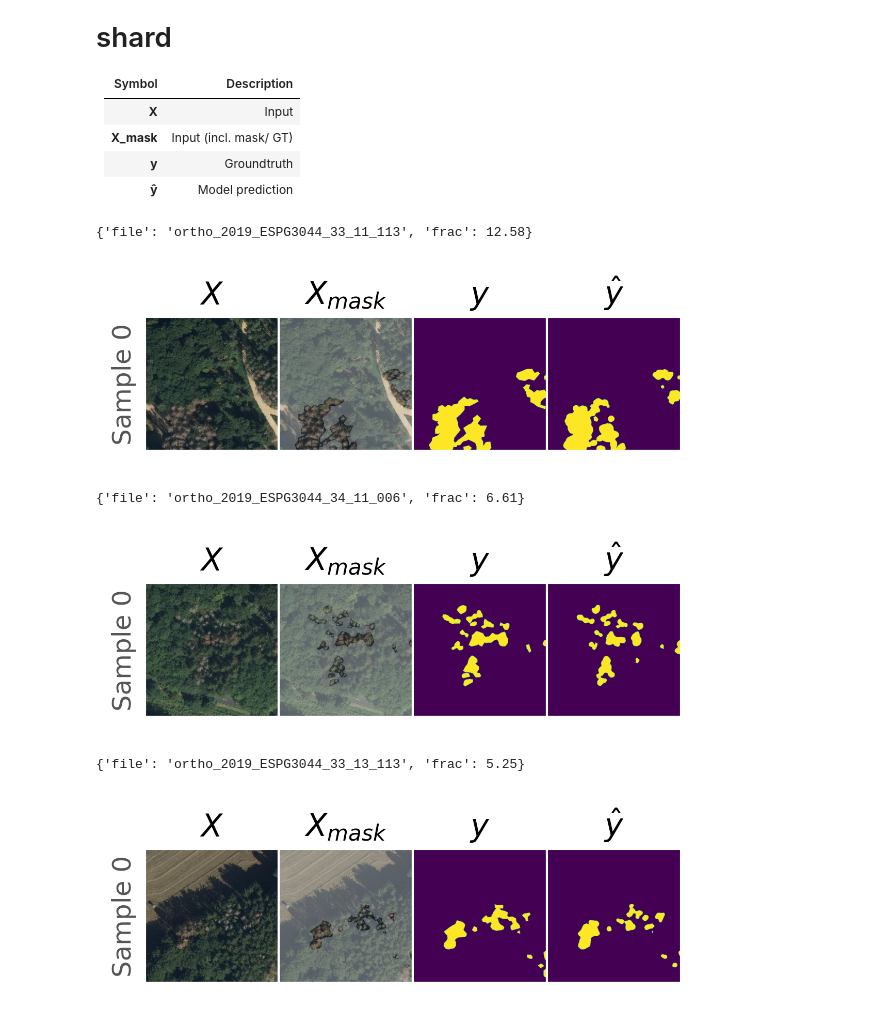
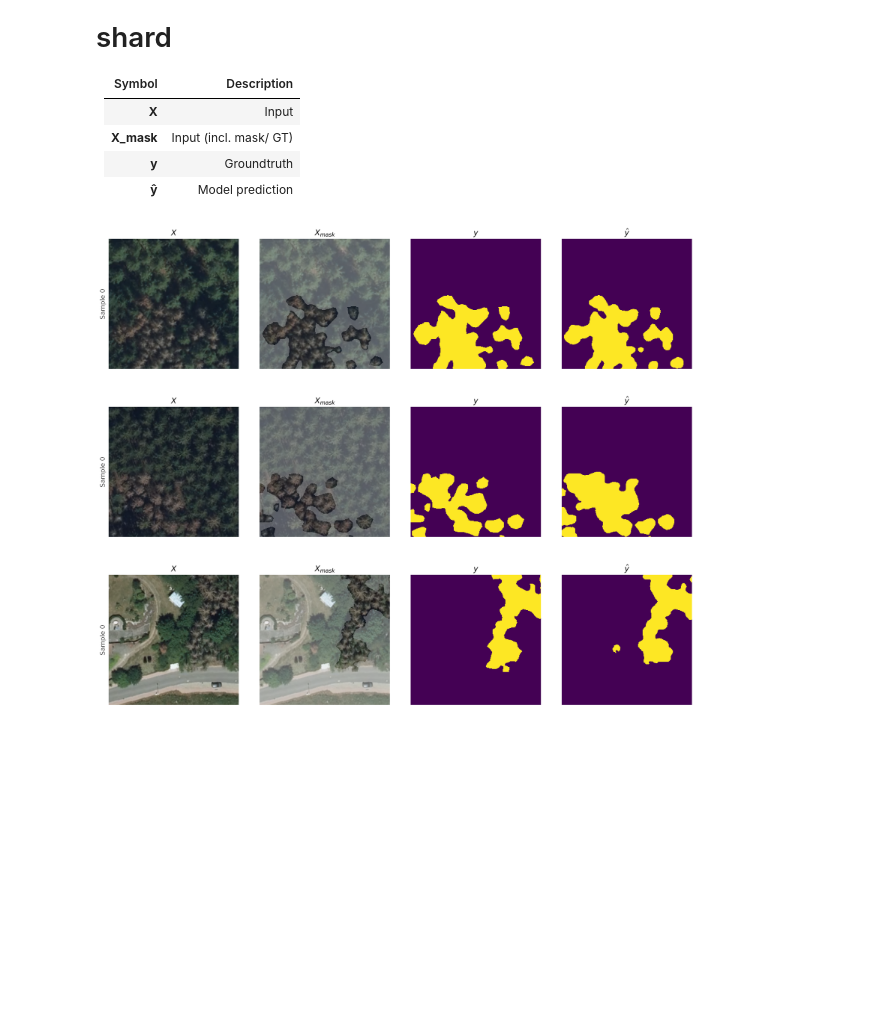
Before and after one commit to cwerner/deadtrees, a Jupyter notebook: notebooks/02-Inference.ipynb, the cells around one changed output. Drawn from its saved outputs; the diff is of its cells as text; code cells hidden in the pictures; blank space fills up the shorter version.

```diff
--- a/notebooks/02-Inference.ipynb
+++ b/notebooks/02-Inference.ipynb
@@ -25,7 +22,7 @@ The autoreload extension is already loaded. To reload it, use:
 > - add a model to dvc under `./checkpoints/`
 > - automate the registration (and dvc add) of current *default* model
 # %%
-MODEL_CHECKPOINT_PATH = "../logs/runs/2021-05-03/15-01-16/checkpoints/epoch=169.ckpt"
+MODEL_CHECKPOINT_PATH = "../checkpoints/bestmodel.ckpt"
 # %%
 # load model and set to eval
 model = SemSegment.load_from_checkpoint(MODEL_CHECKPOINT_PATH)
@@ -39,15 +36,15 @@ model.eval();
 > - make this simpler
 > - work with source test tile (8kx8k)
 # %%
-conf = OmegaConf.load('../conf/datamodule/deadtrees.yaml')
+conf = OmegaConf.load('../conf/datamodule/deadtrees_multi_datasets_singleclass_rgbn.yaml')
 # modify test loader to run single samples
 conf.datamodule.test_dataloader_conf.batch_size = 1
 conf.datamodule.test_dataloader_conf.num_workers = 0
 
 datamodule  = hydra.utils.instantiate(
     conf.datamodule,
-    data_dir="../data/dataset/train_balanced_short",
-    pattern="train-balanced-short-*.tar",
+    data_dir="../data/dataset/train",
+    pattern="train-balanced-*.tar",
 )
 datamodule.setup()
 # %% [output]
@@ -66,14 +63,11 @@ Shard size: 64 (estimate base on file: ../data/dataset/train_balanced_short/trai
 # %%
 for cnt, (x, y, stats) in enumerate(datamodule.test_dataloader()):
     if cnt == 3:
         break
-    print(stats[0])
-    y_hat = model(x)
-    show(x=x, y=y, y_hat=y_hat, dpi=300)
+    # TODO: make this nicer...
+    y_hat = model.model(x)
+    show(x=x, y=y, y_hat=y_hat, dpi=300, display=True)
 # %% [output]
-{'file': 'ortho_2019_ESPG3044_33_11_113', 'frac': 12.58}
-[figure, old version]
+[figure, new version]
-{'file': 'ortho_2019_ESPG3044_34_11_006', 'frac': 6.61}
-[figure, old version]
+[figure, new version]
-{'file': 'ortho_2019_ESPG3044_33_13_113', 'frac': 5.25}
-[figure, old version]
+[figure, new version]
```
Also changed, not shown: parts of 2 cells of this notebook.
